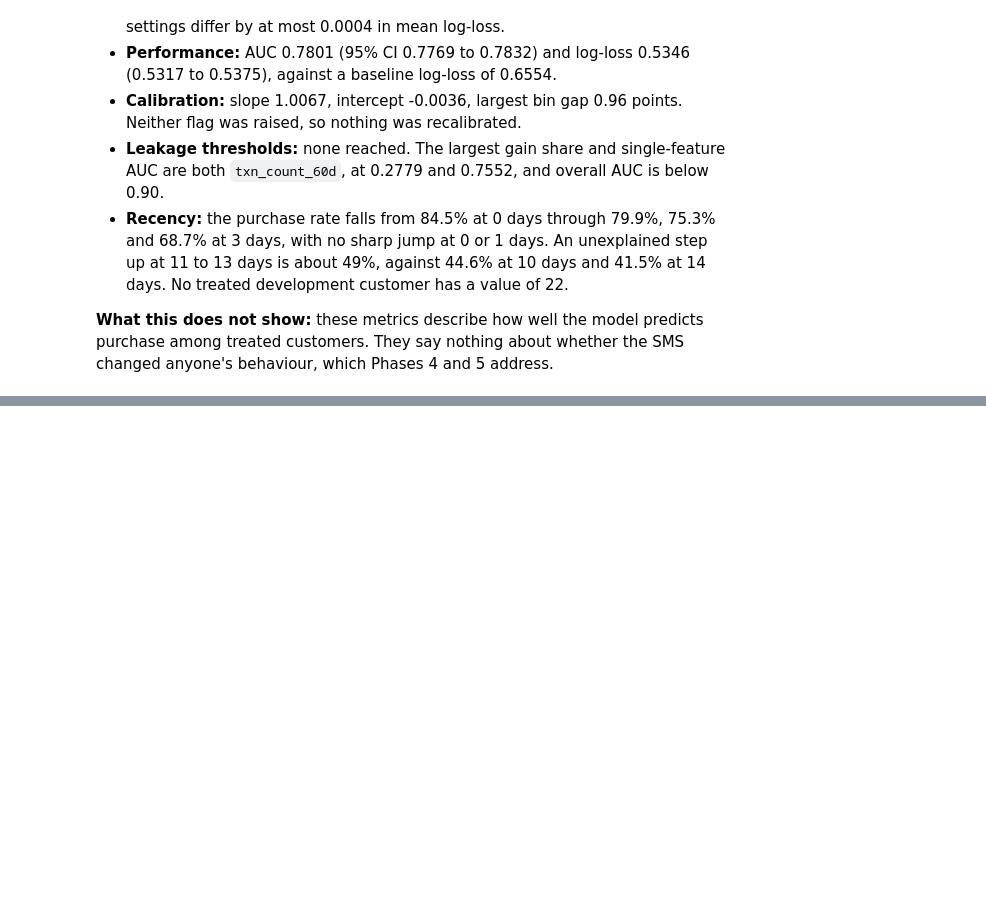
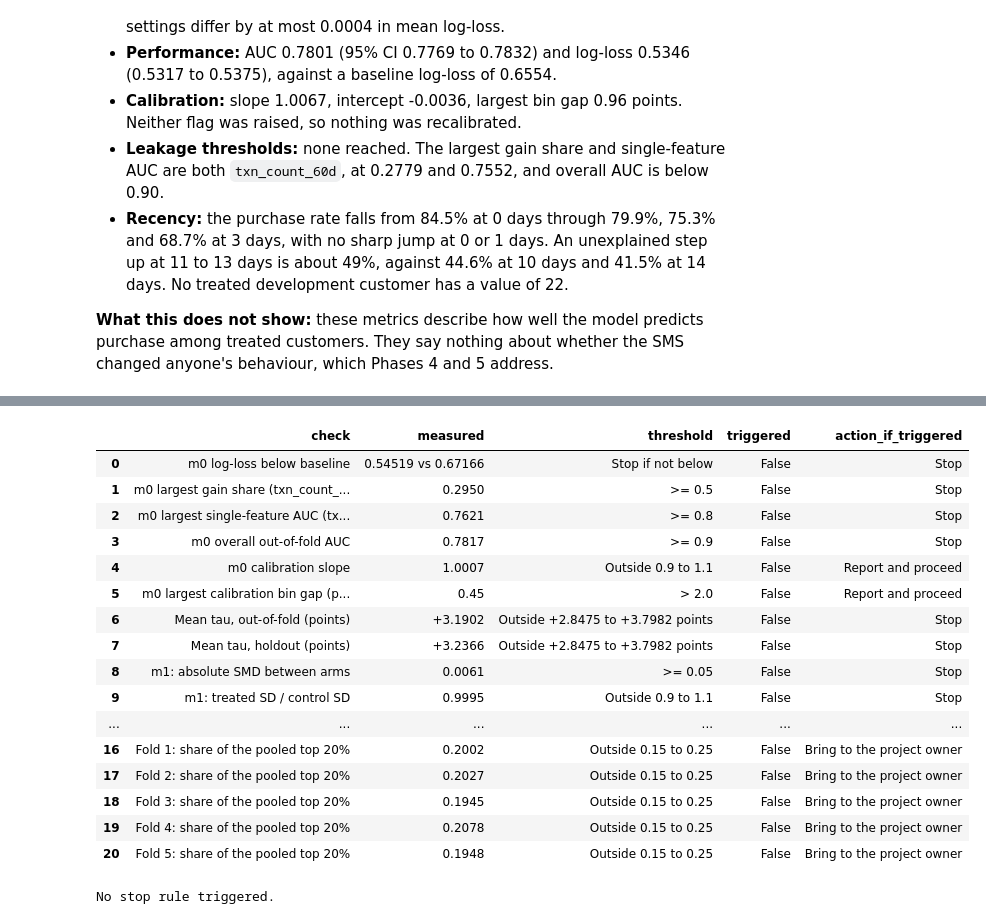
Before and after one commit to La-pinoz/Uplift_Analysis, a Jupyter notebook: notebooks/03_response_vs_uplift.ipynb, the cells around one changed output, grey strips where cells are left out. Cells and saved outputs as stored; diff of their text form; code cells hidden in the pictures; blank space fills up the shorter version.

```diff
--- a/notebooks/03_response_vs_uplift.ipynb
+++ b/notebooks/03_response_vs_uplift.ipynb
@@ -709,0 +1124,8 @@ All values are **Measured** on out-of-fold predictions for the 79,985 treated de
+# %%
+scores_to_balance = {"m1": m1_oof, "m0": m0_oof, "tau": tau_oof}
+arm_balance_table = pd.DataFrame(
+    [{"score": name, **arm_balance(client_ids_dev, treatment_dev, values)} for name, values in scores_to_balance.items()]
+)
+arm_balance_table.loc[arm_balance_table["score"] == "m0", "treated_share_top_20"] = np.nan
+arm_balance_table.to_csv(TABLES / "arm_balance.csv", index=False)
+arm_balance_table.round(4)
@@ -709,0 +1240,51 @@ All values are **Measured** on out-of-fold predictions for the 79,985 treated de
+# %%
+m0_largest_gain = m0_importance.iloc[0]
+m0_largest_single_auc = m0_importance.sort_values("single_feature_auc", ascending=False).iloc[0]
+m0_largest_bin_gap = m0_calibration["gap_points"].abs().max()
+interval_text = f"Outside {development_interval[0] * 100:+.4f} to {development_interval[1] * 100:+.4f} points"
+
+phase4_rows = [
+    ("m0 log-loss below baseline", f"{m0_log_loss:.5f} vs {m0_baseline_log_loss:.5f}", "Stop if not below", m0_log_loss >= m0_baseline_log_loss, "Stop"),
+    (f"m0 largest gain share ({m0_largest_gain['feature']})", f"{m0_largest_gain['gain_share']:.4f}", f">= {GAIN_STOP}", m0_largest_gain["gain_share"] >= GAIN_STOP, "Stop"),
+    (f"m0 largest single-feature AUC ({m0_largest_single_auc['feature']})", f"{m0_largest_single_auc['single_feature_auc']:.4f}", f">= {SINGLE_FEATURE_AUC_STOP}", m0_largest_single_auc["single_feature_auc"] >= SINGLE_FEATURE_AUC_STOP, "Stop"),
+    ("m0 overall out-of-fold AUC", f"{m0_auc:.4f}", f">= {OVERALL_AUC_STOP}", m0_auc >= OVERALL_AUC_STOP, "Stop"),
+    ("m0 calibration slope", f"{m0_calibration_slope:.4f}", f"Outside {SLOPE_RANGE[0]} to {SLOPE_RANGE[1]}", not SLOPE_RANGE[0] <= m0_calibration_slope <= SLOPE_RANGE[1], "Report and proceed"),
+    ("m0 largest calibration bin gap (points)", f"{m0_largest_bin_gap:.2f}", f"> {BIN_GAP_FLAG_POINTS}", m0_largest_bin_gap > BIN_GAP_FLAG_POINTS, "Report and proceed"),
+    ("Mean tau, out-of-fold (points)", f"{tau_oof.mean() * 100:+.4f}", interval_text, not development_interval[0] <= tau_oof.mean() <= development_interval[1], "Stop"),
+    ("Mean tau, holdout (points)", f"{tau_holdout.mean() * 100:+.4f}", interval_text, not development_interval[0] <= tau_holdout.mean() <= development_interval[1], "Stop"),
+]
+for row in arm_balance_table.itertuples():
+    phase4_rows.append((f"{row.score}: absolute SMD between arms", f"{abs(row.smd):.4f}", f">= {SMD_STOP}", abs(row.smd) >= SMD_STOP, "Stop"))
+    phase4_rows.append((f"{row.score}: treated SD / control SD", f"{row.sd_ratio:.4f}", f"Outside {SD_RATIO_RANGE[0]} to {SD_RATIO_RANGE[1]}", not SD_RATIO_RANGE[0] <= row.sd_ratio <= SD_RATIO_RANGE[1], "Stop"))
+    if row.score != "m0":
+        phase4_rows.append((f"{row.score}: treated share of the top 20%", f"{row.treated_share_top_20:.4f}", f"Outside {TREATED_SHARE_RANGE[0]} to {TREATED_SHARE_RANGE[1]}", not TREATED_SHARE_RANGE[0] <= row.treated_share_top_20 <= TREATED_SHARE_RANGE[1], "Stop"))
+for row in tau_by_fold.itertuples():
+    phase4_rows.append((f"Fold {row.fold}: share of the pooled top 20%", f"{row.share_of_pooled_top_20:.4f}", f"Outside {FOLD_SHARE_FLAG_RANGE[0]} to {FOLD_SHARE_FLAG_RANGE[1]}", not FOLD_SHARE_FLAG_RANGE[0] <= row.share_of_pooled_top_20 <= FOLD_SHARE_FLAG_RANGE[1], "Bring to the project owner"))
+
+phase4_decision = pd.DataFrame(phase4_rows, columns=["check", "measured", "threshold", "triggered", "action_if_triggered"])
+phase4_decision.to_csv(TABLES / "uplift_decision.csv", index=False)
+display(phase4_decision)
+
+phase4_stops = phase4_decision[phase4_decision["triggered"] & (phase4_decision["action_if_triggered"] == "Stop")]
+if len(phase4_stops):
+    raise RuntimeError("Stop and investigate before the evaluation phase: " + "; ".join(phase4_stops["check"]))
+print("No stop rule triggered.")
+# %% [output]
+|  | check | measured | threshold | triggered | action_if_triggered |
+| 0 | m0 log-loss below baseline | 0.54519 vs 0.67166 | Stop if not below | False | Stop |
+| 1 | m0 largest gain share (txn_count_... | 0.2950 | >= 0.5 | False | Stop |
+| 2 | m0 largest single-feature AUC (tx... | 0.7621 | >= 0.8 | False | Stop |
+| 3 | m0 overall out-of-fold AUC | 0.7817 | >= 0.9 | False | Stop |
+| 4 | m0 calibration slope | 1.0007 | Outside 0.9 to 1.1 | False | Report and proceed |
+| 5 | m0 largest calibration bin gap (p... | 0.45 | > 2.0 | False | Report and proceed |
+| 6 | Mean tau, out-of-fold (points) | +3.1902 | Outside +2.8475 to +3.7982 points | False | Stop |
+| 7 | Mean tau, holdout (points) | +3.2366 | Outside +2.8475 to +3.7982 points | False | Stop |
+| 8 | m1: absolute SMD between arms | 0.0061 | >= 0.05 | False | Stop |
+| 9 | m1: treated SD / control SD | 0.9995 | Outside 0.9 to 1.1 | False | Stop |
+| ... | ... | ... | ... | ... | ... |
+| 16 | Fold 1: share of the pooled top 20% | 0.2002 | Outside 0.15 to 0.25 | False | Bring to the project owner |
+| 17 | Fold 2: share of the pooled top 20% | 0.2027 | Outside 0.15 to 0.25 | False | Bring to the project owner |
+| 18 | Fold 3: share of the pooled top 20% | 0.1945 | Outside 0.15 to 0.25 | False | Bring to the project owner |
+| 19 | Fold 4: share of the pooled top 20% | 0.2078 | Outside 0.15 to 0.25 | False | Bring to the project owner |
+| 20 | Fold 5: share of the pooled top 20% | 0.1948 | Outside 0.15 to 0.25 | False | Bring to the project owner |
+No stop rule triggered.
```
Also changed, not shown: parts of 34 cells of this notebook, 16 other files.
